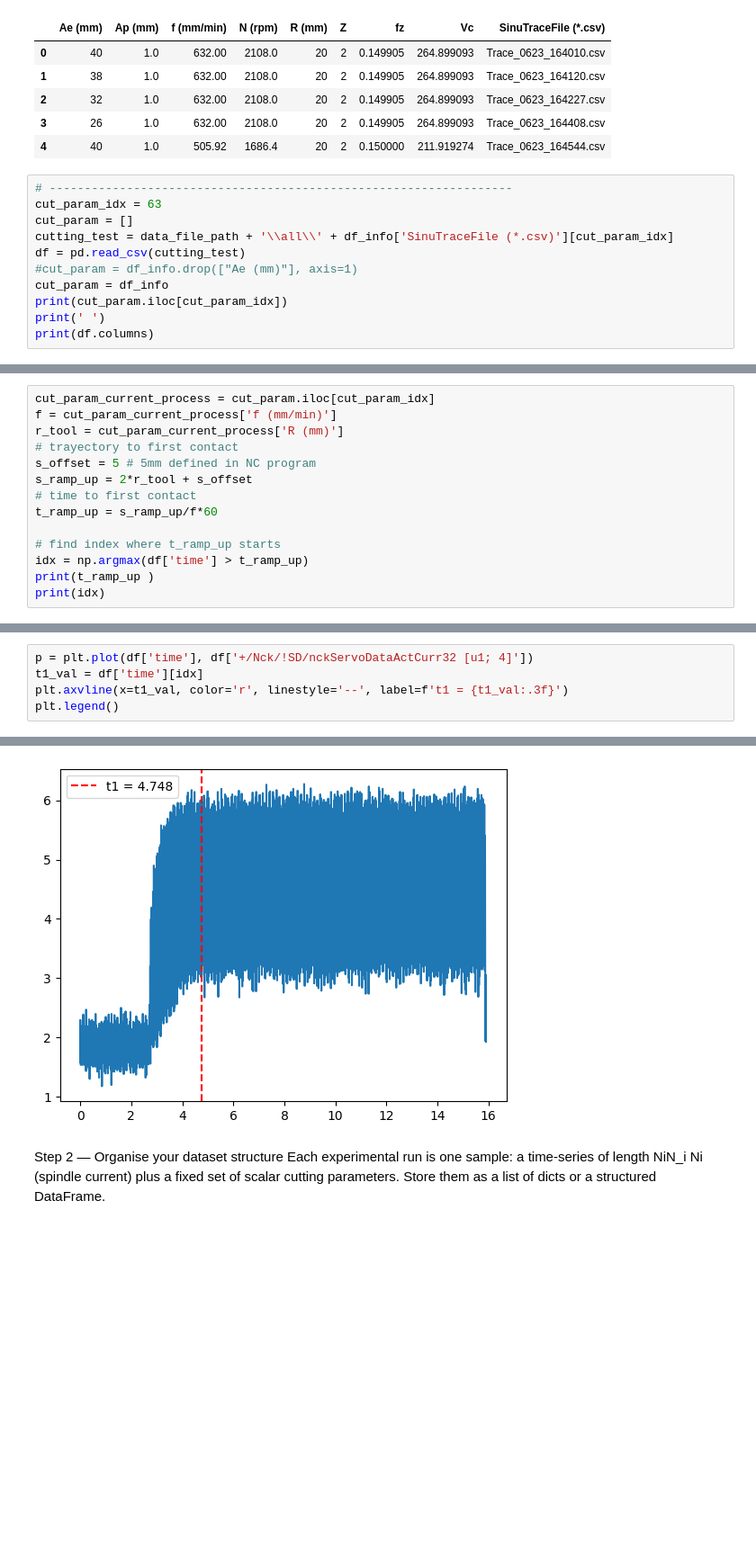
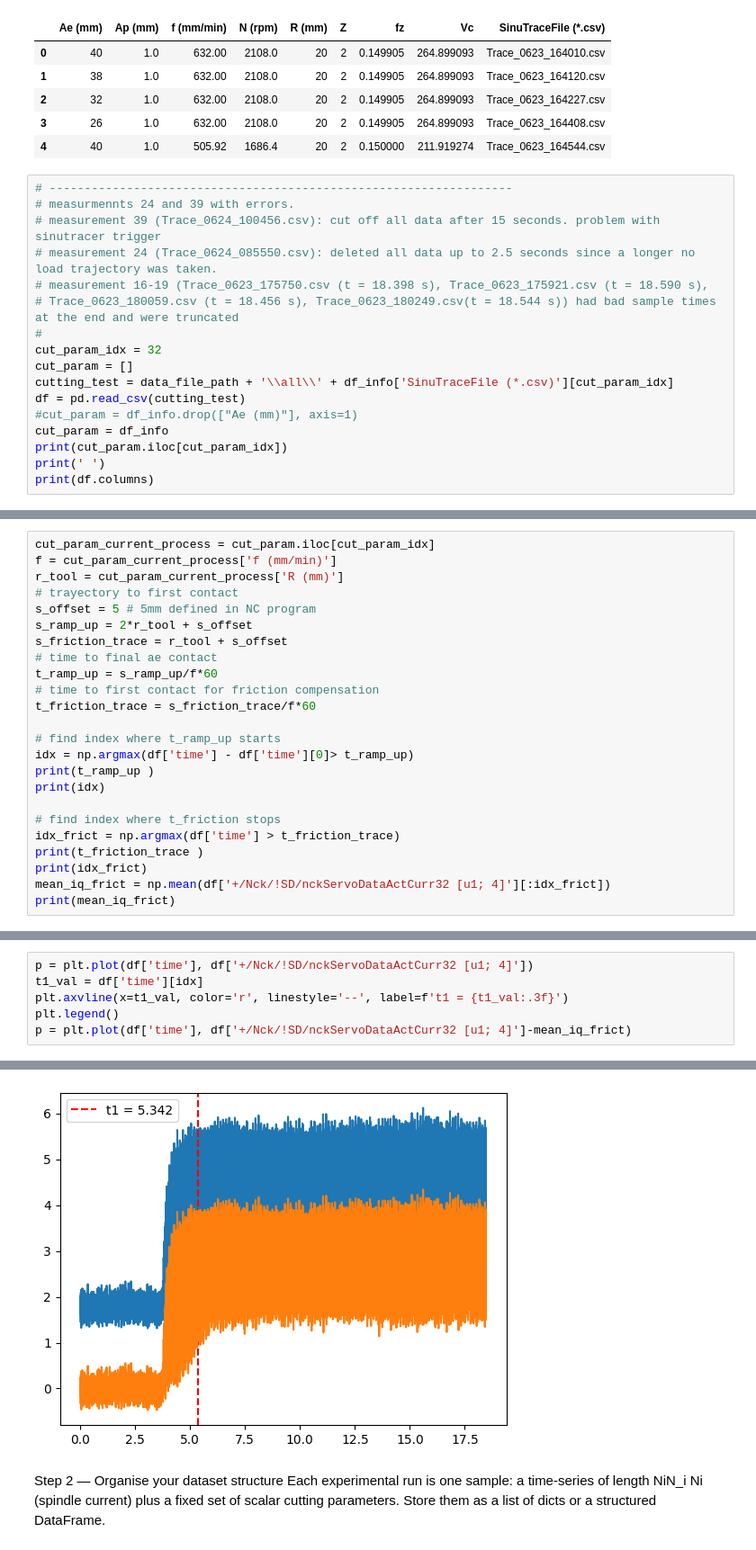
Before and after one commit to ThMRudolf/2026_EstanciaInvestigation_PTW, a Jupyter notebook: nb/ae_estimation_ann.ipynb, the cells around one changed output, grey strips where cells are left out. Shown at 90% size. Drawn from its saved outputs; the diff is of its cells as text; blank space fills up the shorter version.

Commit message:
complete pipeline with CutOpt measurements working

```diff
--- a/nb/ae_estimation_ann.ipynb
+++ b/nb/ae_estimation_ann.ipynb
@@ -95,7 +95,13 @@ Loaded: G:\Mi unidad\Exchange\MscCD\Measurements_CutOpt\Experiment_C4240.xlsx
 | 4 | 40 | 1.0 | 505.92 | 1686.4 | 20 | 2 | 0.150000 | 211.919274 | Trace_0623_164544.csv |
 # %%
 # ------------------------------------------------------------------
-cut_param_idx = 63
+# measurmennts 24 and 39 with errors.
+# measurement 39 (Trace_0624_100456.csv): cut off all data after 15 seconds. problem with sinutracer trigger
+# measurement 24 (Trace_0624_085550.csv): deleted all data up to 2.5 seconds since a longer no load trajectory was taken.
+# measurement 16-19 (Trace_0623_175750.csv (t = 18.398 s), Trace_0623_175921.csv (t = 18.590 s),
+# Trace_0623_180059.csv (t = 18.456 s), Trace_0623_180249.csv(t = 18.544 s)) had bad sample times at the end and were truncated
+#
+cut_param_idx = 32
 cut_param = []
 cutting_test = data_file_path + '\\all\\' + df_info['SinuTraceFile (*.csv)'][cut_param_idx]
 df = pd.read_csv(cutting_test)
@@ -132,11 +138,21 @@ r_tool = cut_param_current_process['R (mm)']
 # trayectory to first contact
 s_offset = 5 # 5mm defined in NC program
 s_ramp_up = 2*r_tool + s_offset
-# time to first contact
+s_friction_trace = r_tool + s_offset
+# time to final ae contact
 t_ramp_up = s_ramp_up/f*60
+# time to first contact for friction compensation
+t_friction_trace = s_friction_trace/f*60
 
 # find index where t_ramp_up starts
-idx = np.argmax(df['time'] > t_ramp_up)
+idx = np.argmax(df['time'] - df['time'][0]> t_ramp_up)
 print(t_ramp_up )
 print(idx)
+
+# find index where t_friction stops
+idx_frict = np.argmax(df['time'] > t_friction_trace)
+print(t_friction_trace )
+print(idx_frict)
+mean_iq_frict = np.mean(df['+/Nck/!SD/nckServoDataActCurr32 [u1; 4]'][:idx_frict])
+print(mean_iq_frict)
 # %% [output]
@@ -147,4 +166,5 @@ p = plt.plot(df['time'], df['+/Nck/!SD/nckServoDataActCurr32 [u1; 4]'])
 t1_val = df['time'][idx]
 plt.axvline(x=t1_val, color='r', linestyle='--', label=f't1 = {t1_val:.3f}')
 plt.legend()
+p = plt.plot(df['time'], df['+/Nck/!SD/nckServoDataActCurr32 [u1; 4]']-mean_iq_frict)
 # %% [output]
@@ -152,4 +171,4 @@ plt.legend()
-[figure, old version]
+[figure, new version]
 # %% [markdown]
 Step 2 — Organise your dataset structure
 Each experimental run is one sample: a time-series of length NiN_i
```
Also changed, not shown: parts of 17 cells of this notebook, 2 other files.
